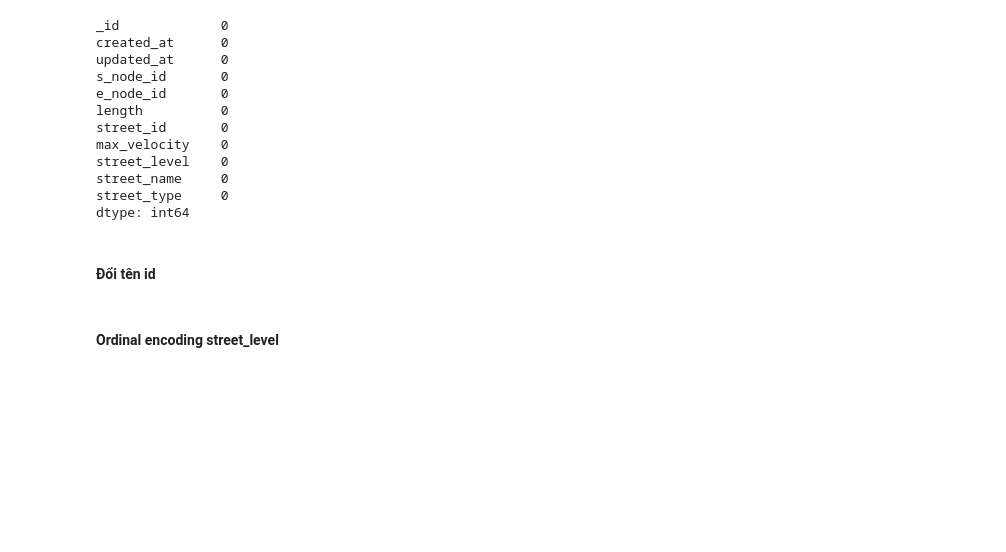
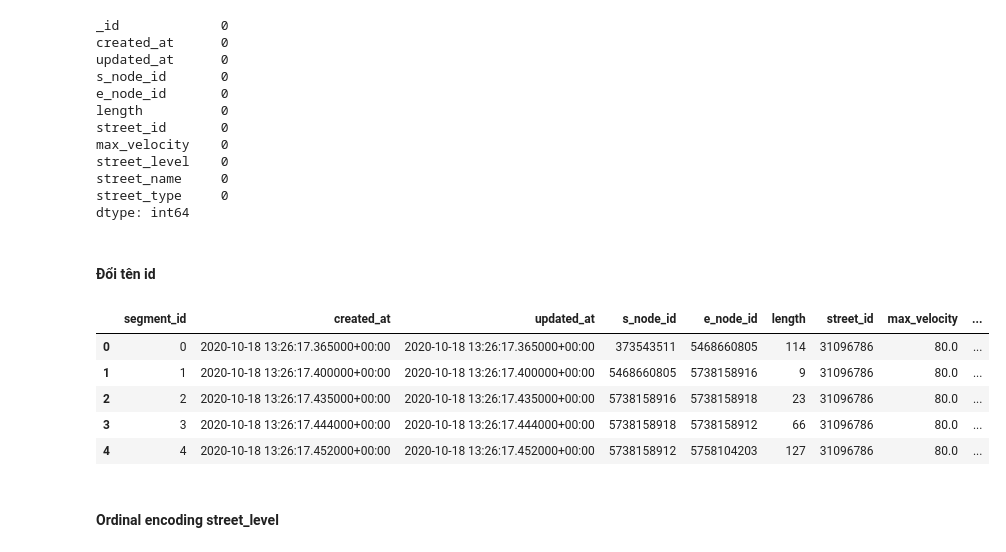
Before and after one commit to An-Sadek/HCM_GNNTSF, a Jupyter notebook: src/preprocessing/details.ipynb, the cells around one changed output. Saved outputs shown, nothing was run; the diff lists cells and outputs as text; code cells hidden in the pictures; blank space fills up the shorter version.

```diff
--- a/src/preprocessing/details.ipynb
+++ b/src/preprocessing/details.ipynb
@@ -579,7 +579,15 @@ dtype: int64
 # %% [markdown]
 #### Đổi tên id
 # %%
-preprocess_segments_df = preprocess_segments_df.rename({"_id": "segment_id"})
+preprocess_segments_df = preprocess_segments_df.rename(columns={"_id": "segment_id"})
+preprocess_segments_df.head()
+# %% [output]
+|  | segment_id | created_at | updated_at | s_node_id | e_node_id | length | street_id | max_velocity | ... |
+| 0 | 0 | 2020-10-18 13:26:17.365000+00:00 | 2020-10-18 13:26:17.365000+00:00 | 373543511 | 5468660805 | 114 | 31096786 | 80.0 | ... |
+| 1 | 1 | 2020-10-18 13:26:17.400000+00:00 | 2020-10-18 13:26:17.400000+00:00 | 5468660805 | 5738158916 | 9 | 31096786 | 80.0 | ... |
+| 2 | 2 | 2020-10-18 13:26:17.435000+00:00 | 2020-10-18 13:26:17.435000+00:00 | 5738158916 | 5738158918 | 23 | 31096786 | 80.0 | ... |
+| 3 | 3 | 2020-10-18 13:26:17.444000+00:00 | 2020-10-18 13:26:17.444000+00:00 | 5738158918 | 5738158912 | 66 | 31096786 | 80.0 | ... |
+| 4 | 4 | 2020-10-18 13:26:17.452000+00:00 | 2020-10-18 13:26:17.452000+00:00 | 5738158912 | 5758104203 | 127 | 31096786 | 80.0 | ... |
 # %% [markdown]
 #### Ordinal encoding street_level
 # %%
```
Also changed, not shown: parts of 8 cells of this notebook, 4 other files.
